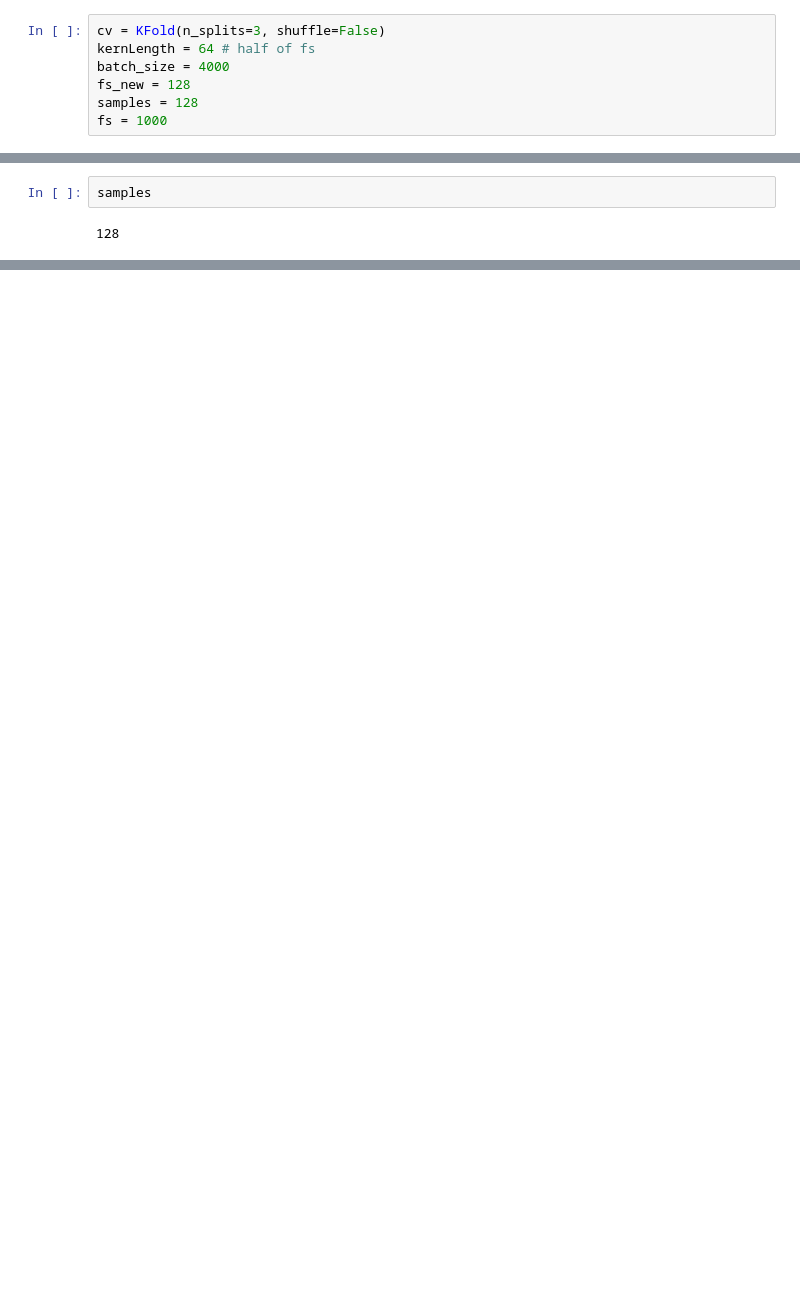
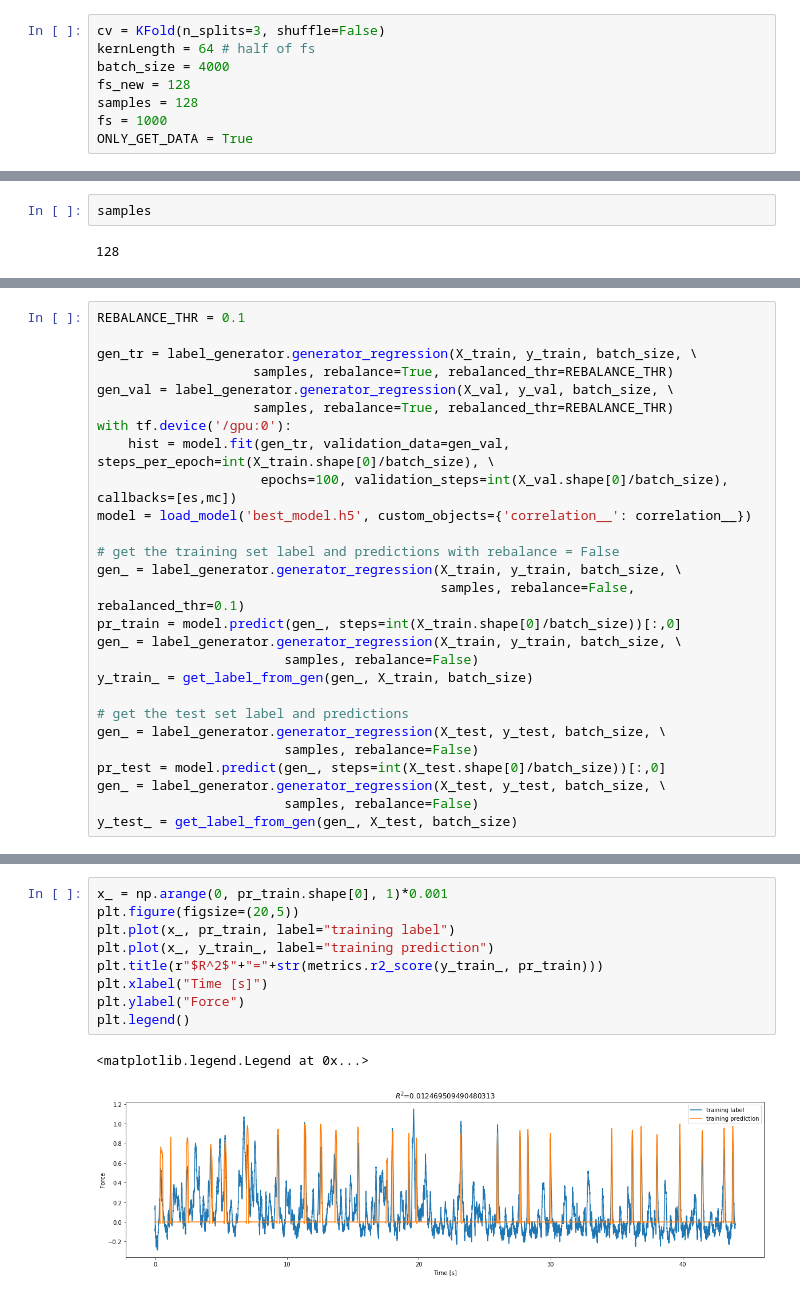
Before and after one commit to neuromodulation/icn, a Jupyter notebook: ECOG_vs_STN/EEGNet/EEGNetPaperAdapt/EEGNetFinal.ipynb, the cells around one changed output, grey strips where cells are left out. Cells and saved outputs as stored; diff of their text form; blank space fills up the shorter version.

```diff
--- a/ECOG_vs_STN/EEGNet/EEGNetPaperAdapt/EEGNetFinal.ipynb
+++ b/ECOG_vs_STN/EEGNet/EEGNetPaperAdapt/EEGNetFinal.ipynb
@@ -309,6 +282,7 @@ batch_size = 4000
 fs_new = 128
 samples = 128
 fs = 1000
+ONLY_GET_DATA = True
 # %% [markdown]
 ### Test EEGNet based on 1. Raw Data 2. fs=128Hz (default implementation) 3.
 # %%
@@ -524,0 +466,27 @@ def generator_new(features, labels, batch_size, epoch_size, rebalance=False):
+# %%
+REBALANCE_THR = 0.1
+
+gen_tr = label_generator.generator_regression(X_train, y_train, batch_size, \
+                    samples, rebalance=True, rebalanced_thr=REBALANCE_THR)
+gen_val = label_generator.generator_regression(X_val, y_val, batch_size, \
+                    samples, rebalance=True, rebalanced_thr=REBALANCE_THR)
+with tf.device('/gpu:0'):
+    hist = model.fit(gen_tr, validation_data=gen_val, steps_per_epoch=int(X_train.shape[0]/batch_size), \
+                     epochs=100, validation_steps=int(X_val.shape[0]/batch_size), callbacks=[es,mc])
+model = load_model('best_model.h5', custom_objects={'correlation__': correlation__})
+
+# get the training set label and predictions with rebalance = False
+gen_ = label_generator.generator_regression(X_train, y_train, batch_size, \
+                                            samples, rebalance=False, rebalanced_thr=0.1)
+pr_train = model.predict(gen_, steps=int(X_train.shape[0]/batch_size))[:,0]
+gen_ = label_generator.generator_regression(X_train, y_train, batch_size, \
+                        samples, rebalance=False)
+y_train_ = get_label_from_gen(gen_, X_train, batch_size)
+
+# get the test set label and predictions
+gen_ = label_generator.generator_regression(X_test, y_test, batch_size, \
+                        samples, rebalance=False)
+pr_test = model.predict(gen_, steps=int(X_test.shape[0]/batch_size))[:,0]
+gen_ = label_generator.generator_regression(X_test, y_test, batch_size, \
+                        samples, rebalance=False)
+y_test_ = get_label_from_gen(gen_, X_test, batch_size)
@@ -524,0 +531,12 @@ def generator_new(features, labels, batch_size, epoch_size, rebalance=False):
+# %%
+x_ = np.arange(0, pr_train.shape[0], 1)*0.001
+plt.figure(figsize=(20,5))
+plt.plot(x_, pr_train, label="training label")
+plt.plot(x_, y_train_, label="training prediction")
+plt.title(r"$R^2$"+"="+str(metrics.r2_score(y_train_, pr_train)))
+plt.xlabel("Time [s]")
+plt.ylabel("Force")
+plt.legend()
+# %% [output]
+<matplotlib.legend.Legend at 0x...>
+[figure, added]
```
Also changed, not shown: parts of 33 cells of this notebook, 2 other files.
